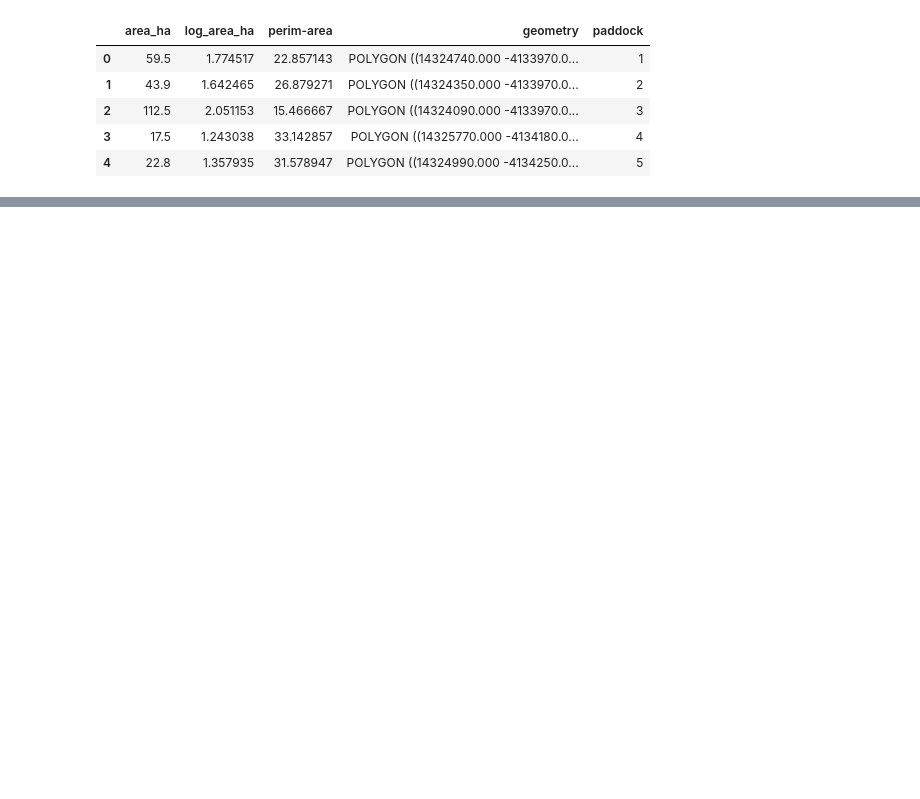
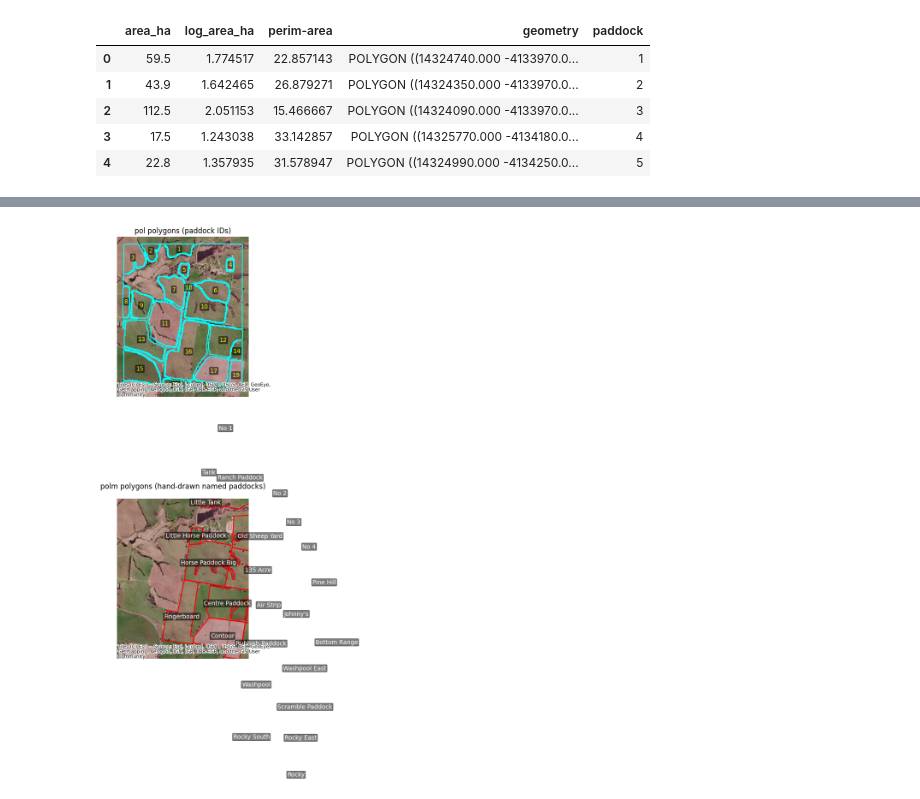
Before and after one commit to johnburley3000/PaddockTS, a Jupyter notebook: Notebooks/Milgadara_case_study2.0.ipynb, the cells around one changed output, grey strips where cells are left out. Saved outputs shown, nothing was run; the diff lists cells and outputs as text; code cells hidden in the pictures; blank space fills up the shorter version.

```diff
--- a/Notebooks/Milgadara_case_study2.0.ipynb
+++ b/Notebooks/Milgadara_case_study2.0.ipynb
@@ -106,0 +304,82 @@ pol.head()
+# %%
+import matplotlib.pyplot as plt
+import contextily as ctx
+
+# Reproject both to Web Mercator (required for basemap)
+pol_web = pol.to_crs(epsg=3857)
+polm_web = polm.to_crs(epsg=3857)
+
+# --- Create figure with two stacked panels ---
+fig, (ax1, ax2) = plt.subplots(2, 1, figsize=(10, 14))  # tall figure
+
+# ============================================================
+# 1) TOP PLOT: pol polygons, labeled by 'paddock'
+# ============================================================
+pol_web.plot(
+    ax=ax1,
+    facecolor="none",
+    edgecolor="cyan",
+    linewidth=1.5,
+)
+
+# Add labels
+for _, row in pol_web.iterrows():
+    c = row.geometry.centroid
+    ax1.text(
+        c.x, c.y,
+        str(row["paddock"]),
+        fontsize=10,
+        color="yellow",
+        ha="center",
+        va="center",
+        bbox=dict(facecolor="black", alpha=0.5, boxstyle="round,pad=0.1")
+    )
+
+ax1.set_title("pol polygons (paddock IDs)")
+ax1.set_axis_off()
+
+# Add imagery
+ctx.add_basemap(ax1, source=ctx.providers.Esri.WorldImagery)
+
+# Save extent for bottom map
+xlim = ax1.get_xlim()
+ylim = ax1.get_ylim()
+
+
+# ============================================================
+# 2) BOTTOM PLOT: polm polygons, labeled by 'name'
+# ============================================================
+polm_web.plot(
+    ax=ax2,
+    facecolor="none",
+    edgecolor="red",
+    linewidth=1.5,
+)
+
+# Add labels
+for _, row in polm_web.iterrows():
+    c = row.geometry.centroid
+    ax2.text(
+        c.x, c.y,
+        str(row["name"]),
+        fontsize=10,
+        color="white",
+        ha="center",
+        va="center",
+        bbox=dict(facecolor="black", alpha=0.5, boxstyle="round,pad=0.1")
+    )
+
+ax2.set_title("polm polygons (hand-drawn named paddocks)")
+ax2.set_axis_off()
+
+# Use the exact same extent as the top map
+ax2.set_xlim(xlim)
+ax2.set_ylim(ylim)
+
+# Add basemap
+ctx.add_basemap(ax2, source=ctx.providers.Esri.WorldImagery)
+
+plt.tight_layout()
+plt.show()
+# %% [output]
+[figure, added]
```
Also changed, not shown: parts of 7 cells of this notebook.
